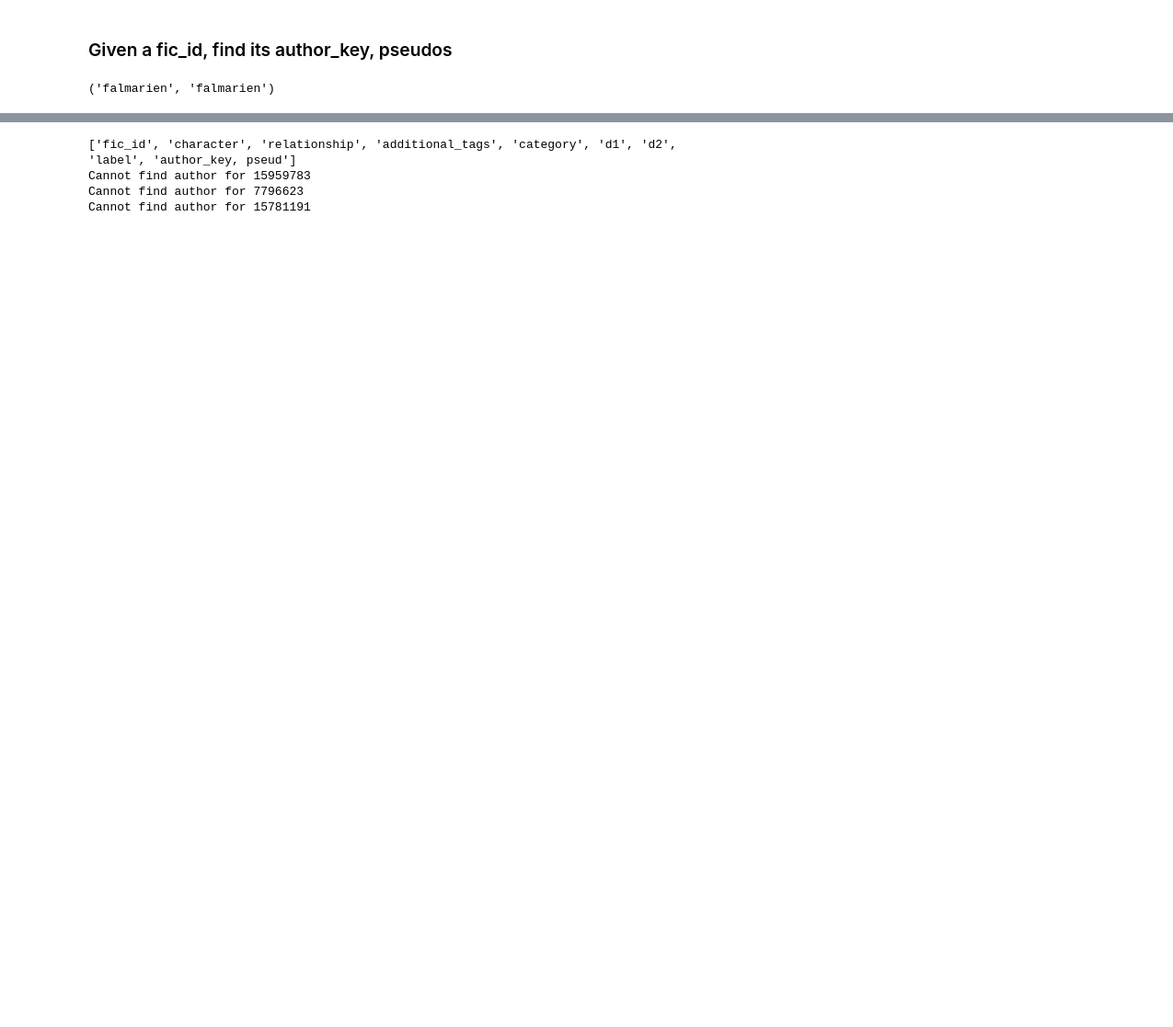
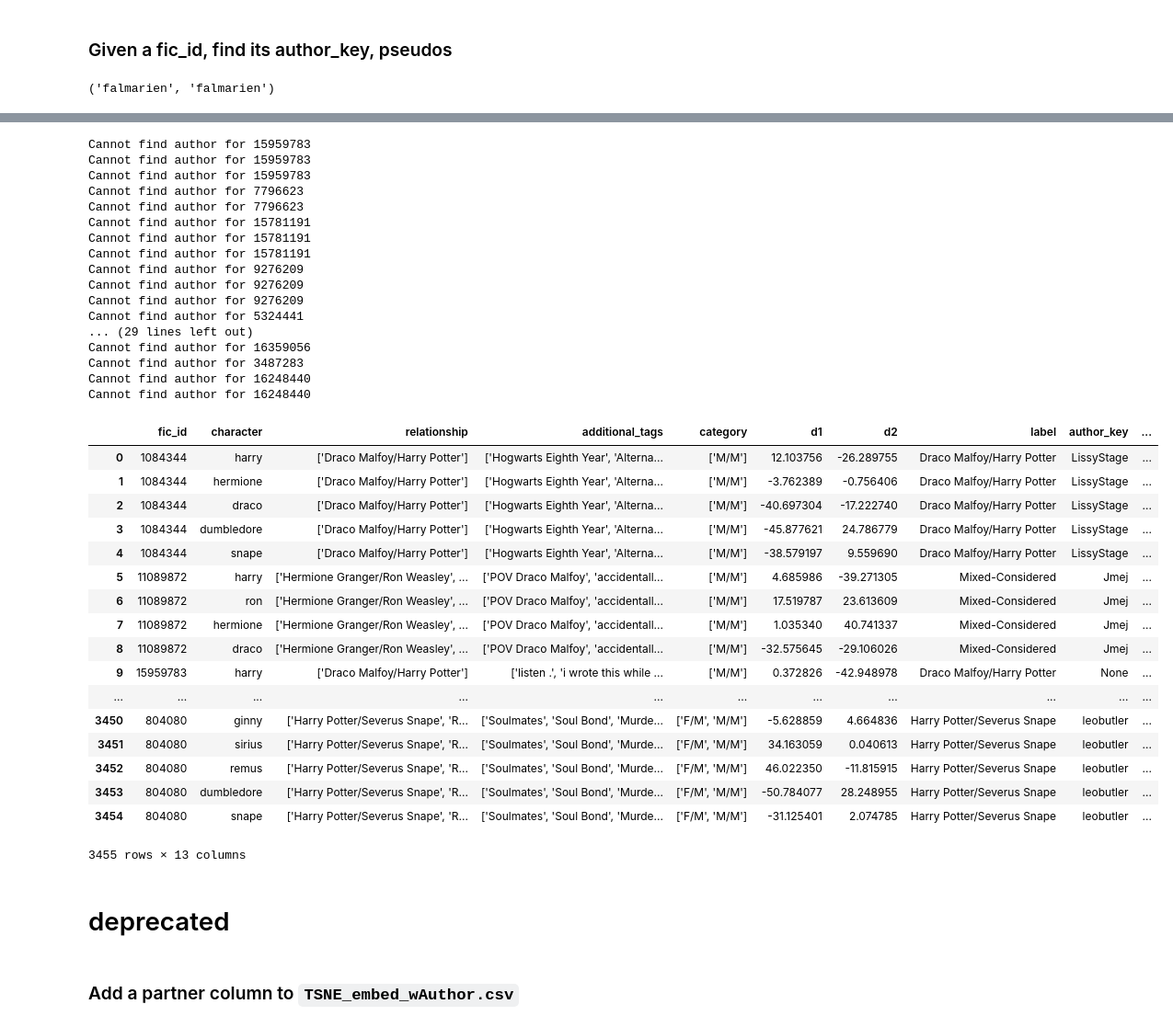
Before and after one commit to yang-qian/fanficHCI, a Jupyter notebook: find_author_of_ficid.ipynb, the cells around one changed output, grey strips where cells are left out. Shown at 92% size. Saved outputs shown, nothing was run; the diff lists cells and outputs as text; code cells hidden in the pictures; blank space fills up the shorter version.

Commit message:
Update author scraper

````diff
--- a/find_author_of_ficid.ipynb
+++ b/find_author_of_ficid.ipynb
@@ -44,0 +84,10 @@ tsne_file = 'sampledata/relationship_tsne_embed.csv'
+# %%
+dftsne = pd.read_csv(tsne_file, index_col = False, dtype = {'fic_id': str} )
+
+# dftsne['row_id'] = dftsne.index
+dftsne['author_key'] = ''
+dftsne['pseud'] = ''
+dftsne['partner'] = ''
+dftsne['partner_others'] = ''
+
+dftsne.head()
@@ -44,0 +101,50 @@ tsne_file = 'sampledata/relationship_tsne_embed.csv'
+# %%
+for index, row in dftsne.iterrows():
+    author_key, pseud = find_author_of_ficid(row['fic_id'])
+    dftsne.at[index,'author_key'] = author_key
+    dftsne.at[index,'pseud'] = pseud
+
+    part = find_partner_of_row(index,row)
+    partner = part[0]
+    partner_others = part[1]
+    dftsne.at[index,'partner'] = partner
+    dftsne.at[index,'partnerothers'] = partner_others
+
+
+dftsne
+# %% [output]
+Cannot find author for 15959783
+Cannot find author for 15959783
+Cannot find author for 15959783
+Cannot find author for 7796623
+Cannot find author for 7796623
+Cannot find author for 15781191
+Cannot find author for 15781191
+Cannot find author for 15781191
+Cannot find author for 9276209
+Cannot find author for 9276209
+Cannot find author for 9276209
+Cannot find author for 5324441
+... (29 lines left out)
+Cannot find author for 16359056
+Cannot find author for 3487283
+Cannot find author for 16248440
+Cannot find author for 16248440
+|  | fic_id | character | relationship | additional_tags | category | d1 | d2 | label | author_key | ... |
+| 0 | 1084344 | harry | ['Draco Malfoy/Harry Potter'] | ['Hogwarts Eighth Year', 'Alterna... | ['M/M'] | 12.103756 | -26.289755 | Draco Malfoy/Harry Potter | LissyStage | ... |
+| 1 | 1084344 | hermione | ['Draco Malfoy/Harry Potter'] | ['Hogwarts Eighth Year', 'Alterna... | ['M/M'] | -3.762389 | -0.756406 | Draco Malfoy/Harry Potter | LissyStage | ... |
+| 2 | 1084344 | draco | ['Draco Malfoy/Harry Potter'] | ['Hogwarts Eighth Year', 'Alterna... | ['M/M'] | -40.697304 | -17.222740 | Draco Malfoy/Harry Potter | LissyStage | ... |
+| 3 | 1084344 | dumbledore | ['Draco Malfoy/Harry Potter'] | ['Hogwarts Eighth Year', 'Alterna... | ['M/M'] | -45.877621 | 24.786779 | Draco Malfoy/Harry Potter | LissyStage | ... |
+| 4 | 1084344 | snape | ['Draco Malfoy/Harry Potter'] | ['Hogwarts Eighth Year', 'Alterna... | ['M/M'] | -38.579197 | 9.559690 | Draco Malfoy/Harry Potter | LissyStage | ... |
+| 5 | 11089872 | harry | ['Hermione Granger/Ron Weasley', ... | ['POV Draco Malfoy', 'accidentall... | ['M/M'] | 4.685986 | -39.271305 | Mixed-Considered | Jmej | ... |
+| 6 | 11089872 | ron | ['Hermione Granger/Ron Weasley', ... | ['POV Draco Malfoy', 'accidentall... | ['M/M'] | 17.519787 | 23.613609 | Mixed-Considered | Jmej | ... |
+| 7 | 11089872 | hermione | ['Hermione Granger/Ron Weasley', ... | ['POV Draco Malfoy', 'accidentall... | ['M/M'] | 1.035340 | 40.741337 | Mixed-Considered | Jmej | ... |
+| 8 | 11089872 | draco | ['Hermione Granger/Ron Weasley', ... | ['POV Draco Malfoy', 'accidentall... | ['M/M'] | -32.575645 | -29.106026 | Mixed-Considered | Jmej | ... |
+| 9 | 15959783 | harry | ['Draco Malfoy/Harry Potter'] | ['listen .', 'i wrote this while ... | ['M/M'] | 0.372826 | -42.948978 | Draco Malfoy/Harry Potter | None | ... |
+| ... | ... | ... | ... | ... | ... | ... | ... | ... | ... | ... |
+| 3450 | 804080 | ginny | ['Harry Potter/Severus Snape', 'R... | ['Soulmates', 'Soul Bond', 'Murde... | ['F/M', 'M/M'] | -5.628859 | 4.664836 | Harry Potter/Severus Snape | leobutler | ... |
+| 3451 | 804080 | sirius | ['Harry Potter/Severus Snape', 'R... | ['Soulmates', 'Soul Bond', 'Murde... | ['F/M', 'M/M'] | 34.163059 | 0.040613 | Harry Potter/Severus Snape | leobutler | ... |
+| 3452 | 804080 | remus | ['Harry Potter/Severus Snape', 'R... | ['Soulmates', 'Soul Bond', 'Murde... | ['F/M', 'M/M'] | 46.022350 | -11.815915 | Harry Potter/Severus Snape | leobutler | ... |
+| 3453 | 804080 | dumbledore | ['Harry Potter/Severus Snape', 'R... | ['Soulmates', 'Soul Bond', 'Murde... | ['F/M', 'M/M'] | -50.784077 | 28.248955 | Harry Potter/Severus Snape | leobutler | ... |
+| 3454 | 804080 | snape | ['Harry Potter/Severus Snape', 'R... | ['Soulmates', 'Soul Bond', 'Murde... | ['F/M', 'M/M'] | -31.125401 | 2.074785 | Harry Potter/Severus Snape | leobutler | ... |
+3455 rows × 13 columns
@@ -45,3 +153,5 @@ tsne_file = 'sampledata/relationship_tsne_embed.csv'
+# %% [markdown]
+# deprecated
 # %%
 # input tsne_embed.csv
 tsne_fin = open('sampledata/relationship_tsne_embed.csv')
@@ -60,20 +170,17 @@ lookup = {}
 for row in rows:
     fic_id = row[0]
 
-    # check we have looked up this fic_id already
+    # find author and pseudo
+    # (but first, check we have looked up this fic_id already)
     if fic_id in lookup:
         author_key = lookup[fic_id][0]
         pseud = lookup[fic_id][1]
     else:
         author_key, pseud = find_author_of_ficid(fic_id)
 
-    lookup[fic_id] = (author_key, pseud)
     foutwriter.writerow(row + [author_key, pseud])
 
 tsne_fin.close()
 fout.close()
-# %% [output]
-['fic_id', 'character', 'relationship', 'additional_tags', 'category', 'd1', 'd2', 'label', 'author_key, pseud']
-Cannot find author for 15959783
-Cannot find author for 7796623
-Cannot find author for 15781191
+# %% [markdown]
+### Add a partner column to ```TSNE_embed_wAuthor.csv```
````
Also changed, not shown: parts of 7 cells of this notebook, 2 other files.
